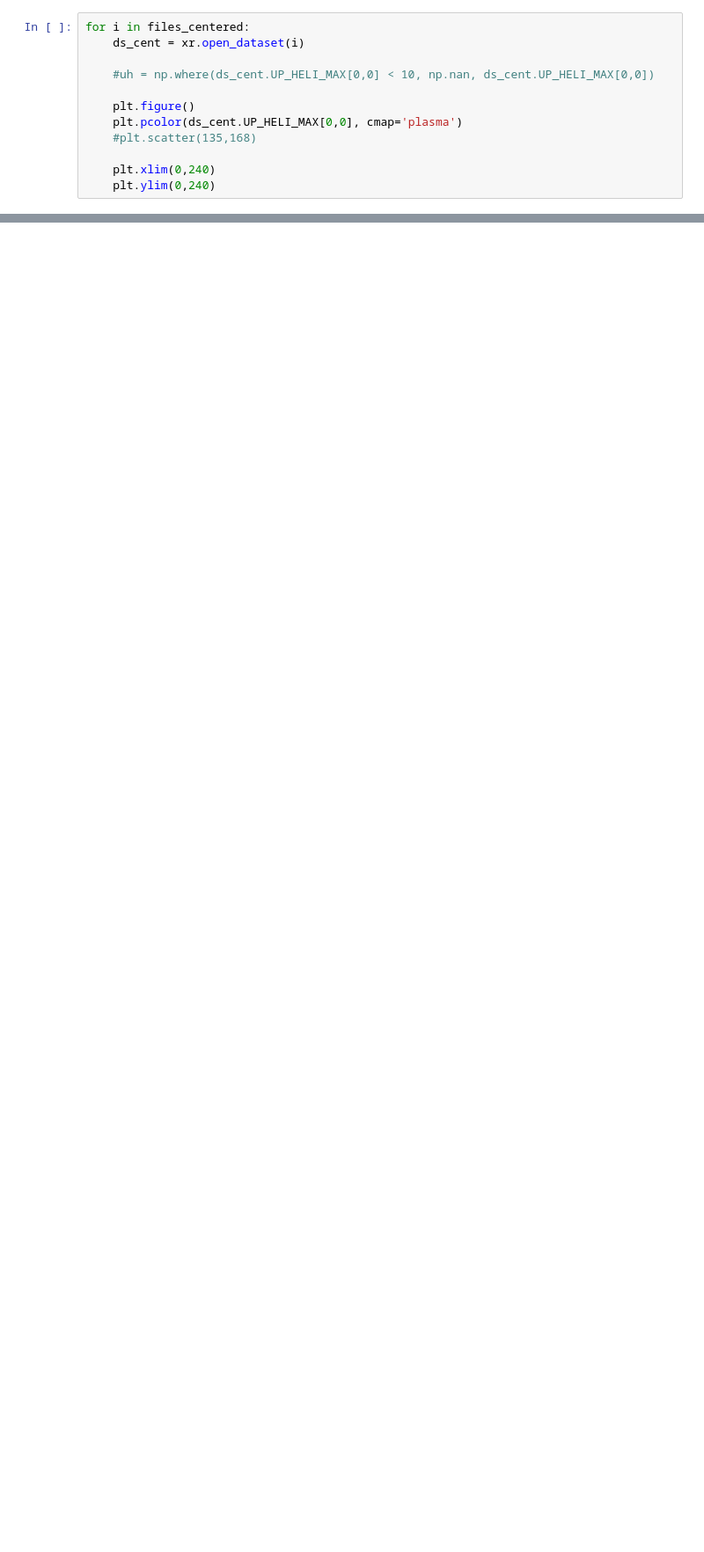
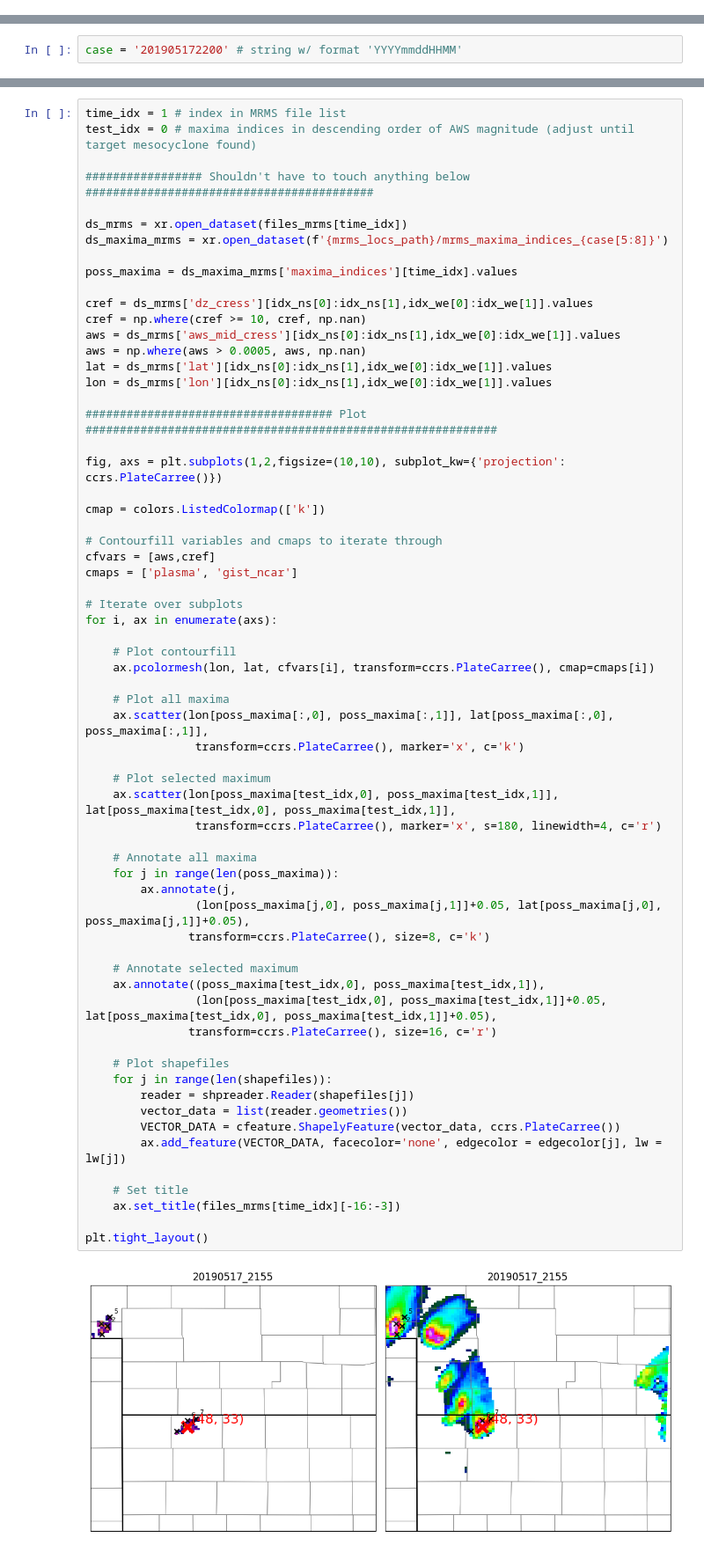
Before and after one commit to falettiwx/WoFS-ESA-Manuscript-Code, a Jupyter notebook: wrf_process/storm_centering/storm_centering.ipynb, the cells around one changed output, grey strips where cells are left out. Shown at 88% size. Drawn from its saved outputs; the diff is of its cells as text; blank space fills up the shorter version.

```diff
--- a/wrf_process/storm_centering/storm_centering.ipynb
+++ b/wrf_process/storm_centering/storm_centering.ipynb
@@ -753,12 +0,0 @@ for file in files_centered[2:3]:
-# %%
-for i in files_centered:
-    ds_cent = xr.open_dataset(i)
-
-    #uh = np.where(ds_cent.UP_HELI_MAX[0,0] < 10, np.nan, ds_cent.UP_HELI_MAX[0,0])
-
-    plt.figure()
-    plt.pcolor(ds_cent.UP_HELI_MAX[0,0], cmap='plasma')
-    #plt.scatter(135,168)
-
-    plt.xlim(0,240)
-    plt.ylim(0,240)
@@ -859,0 +40,2 @@ for idx in range(len(files)):
+# %%
+case = '201905172200' # string w/ format 'YYYYmmddHHMM'
@@ -859,0 +257,66 @@ for idx in range(len(files)):
+# %%
+time_idx = 1 # index in MRMS file list
+test_idx = 0 # maxima indices in descending order of AWS magnitude (adjust until target mesocyclone found)
+
+################# Shouldn't have to touch anything below ##########################################
+
+ds_mrms = xr.open_dataset(files_mrms[time_idx])
+ds_maxima_mrms = xr.open_dataset(f'{mrms_locs_path}/mrms_maxima_indices_{case[5:8]}')
+
+poss_maxima = ds_maxima_mrms['maxima_indices'][time_idx].values
+
+cref = ds_mrms['dz_cress'][idx_ns[0]:idx_ns[1],idx_we[0]:idx_we[1]].values
+cref = np.where(cref >= 10, cref, np.nan)
+aws = ds_mrms['aws_mid_cress'][idx_ns[0]:idx_ns[1],idx_we[0]:idx_we[1]].values
+aws = np.where(aws > 0.0005, aws, np.nan)
+lat = ds_mrms['lat'][idx_ns[0]:idx_ns[1],idx_we[0]:idx_we[1]].values
+lon = ds_mrms['lon'][idx_ns[0]:idx_ns[1],idx_we[0]:idx_we[1]].values
+
+#################################### Plot ############################################################
+
+fig, axs = plt.subplots(1,2,figsize=(10,10), subplot_kw={'projection': ccrs.PlateCarree()})
+
+cmap = colors.ListedColormap(['k'])
+
+# Contourfill variables and cmaps to iterate through
+cfvars = [aws,cref]
+cmaps = ['plasma', 'gist_ncar']
+
+# Iterate over subplots
+for i, ax in enumerate(axs):
+
+    # Plot contourfill
+    ax.pcolormesh(lon, lat, cfvars[i], transform=ccrs.PlateCarree(), cmap=cmaps[i])
+
+    # Plot all maxima
+    ax.scatter(lon[poss_maxima[:,0], poss_maxima[:,1]], lat[poss_maxima[:,0], poss_maxima[:,1]],
+                transform=ccrs.PlateCarree(), marker='x', c='k')
+
+    # Plot selected maximum
+    ax.scatter(lon[poss_maxima[test_idx,0], poss_maxima[test_idx,1]], lat[poss_maxima[test_idx,0], poss_maxima[test_idx,1]],
+                transform=ccrs.PlateCarree(), marker='x', s=180, linewidth=4, c='r')
+
+    # Annotate all maxima
+    for j in range(len(poss_maxima)):
+        ax.annotate(j,
+                (lon[poss_maxima[j,0], poss_maxima[j,1]]+0.05, lat[poss_maxima[j,0], poss_maxima[j,1]]+0.05),
+               transform=ccrs.PlateCarree(), size=8, c='k')
+
+    # Annotate selected maximum
+    ax.annotate((poss_maxima[test_idx,0], poss_maxima[test_idx,1]),
+                (lon[poss_maxima[test_idx,0], poss_maxima[test_idx,1]]+0.05, lat[poss_maxima[test_idx,0], poss_maxima[test_idx,1]]+0.05),
+               transform=ccrs.PlateCarree(), size=16, c='r')
+
+    # Plot shapefiles
+    for j in range(len(shapefiles)):
+        reader = shpreader.Reader(shapefiles[j])
+        vector_data = list(reader.geometries())
+        VECTOR_DATA = cfeature.ShapelyFeature(vector_data, ccrs.PlateCarree())
+        ax.add_feature(VECTOR_DATA, facecolor='none', edgecolor = edgecolor[j], lw = lw[j])
+
+    # Set title
+    ax.set_title(files_mrms[time_idx][-16:-3])
+
+plt.tight_layout()
+# %% [output]
+[figure, added]
```
Also changed, not shown: parts of 55 cells of this notebook, 1 other file.
